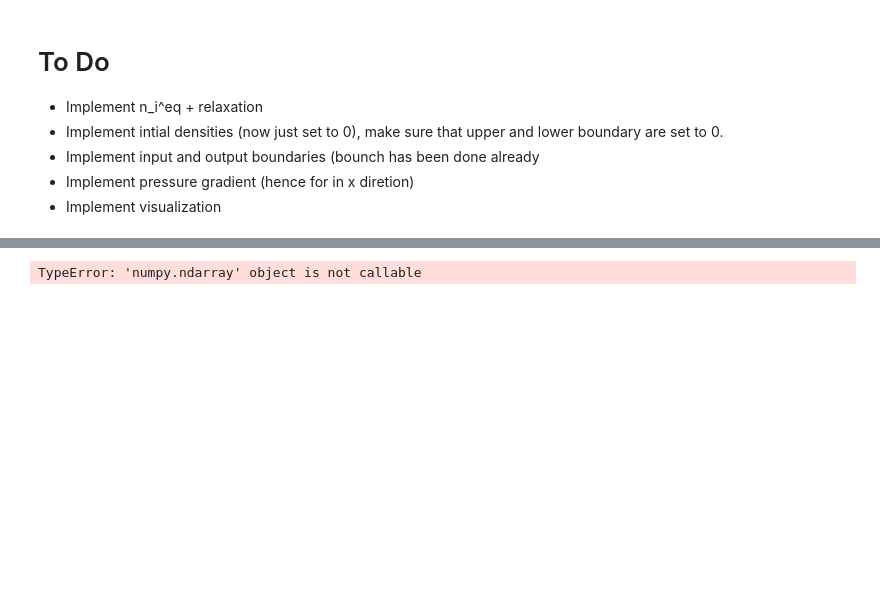
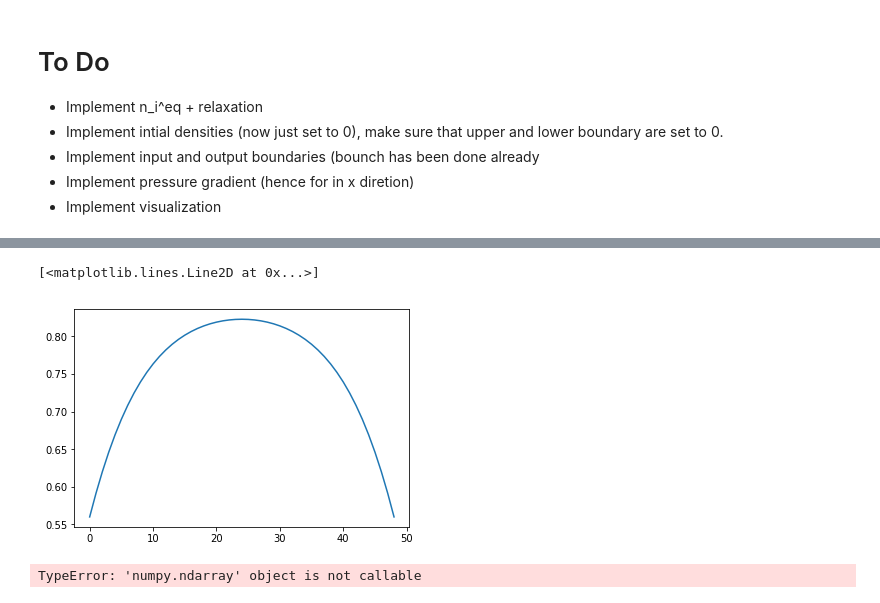
Before and after one commit to VHeusinkveld/CP3-lattice-boltzmann_model, a Jupyter notebook: Lattice_Boltzmann_model.ipynb, the cells around one changed output, grey strips where cells are left out. Saved outputs shown, nothing was run; the diff lists cells and outputs as text; code cells hidden in the pictures; blank space fills up the shorter version.

```diff
--- a/Lattice_Boltzmann_model.ipynb
+++ b/Lattice_Boltzmann_model.ipynb
@@ -213,3 +217,8 @@ par = boltzmann_sim(sim)
+# %%
+plt.plot(par.u[0,1:sim.W_in,1])
+# %% [output]
+[<matplotlib.lines.Line2D at 0x...>]
+[figure, added]
 # %%
 # replaced by tensor dot in code
 np.shape(np.mean(np.reshape(par.n,par.rho (21, 6, 9, 1)) * sim.e, axis = 2))
```
Also changed, not shown: parts of 2 cells of this notebook.
